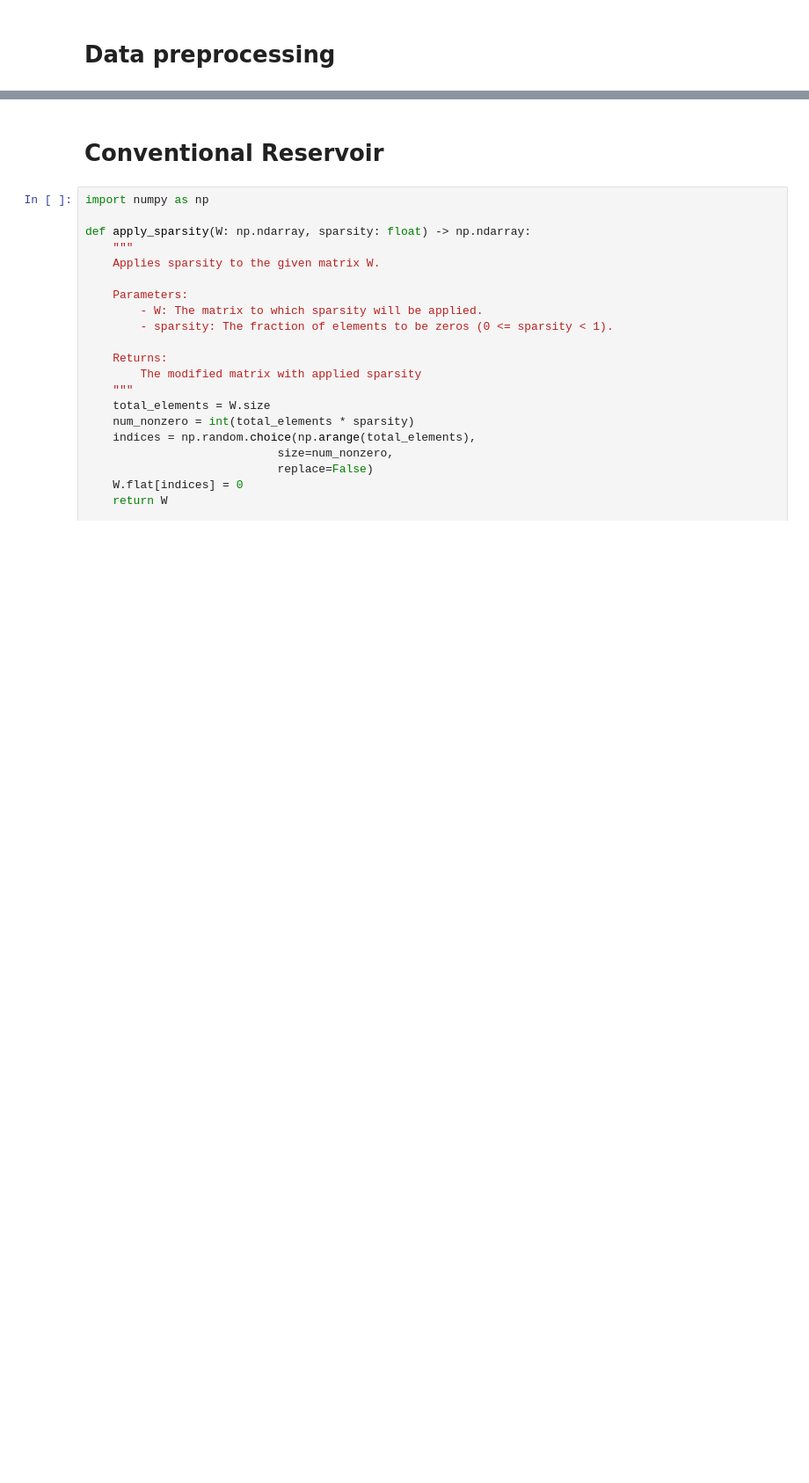
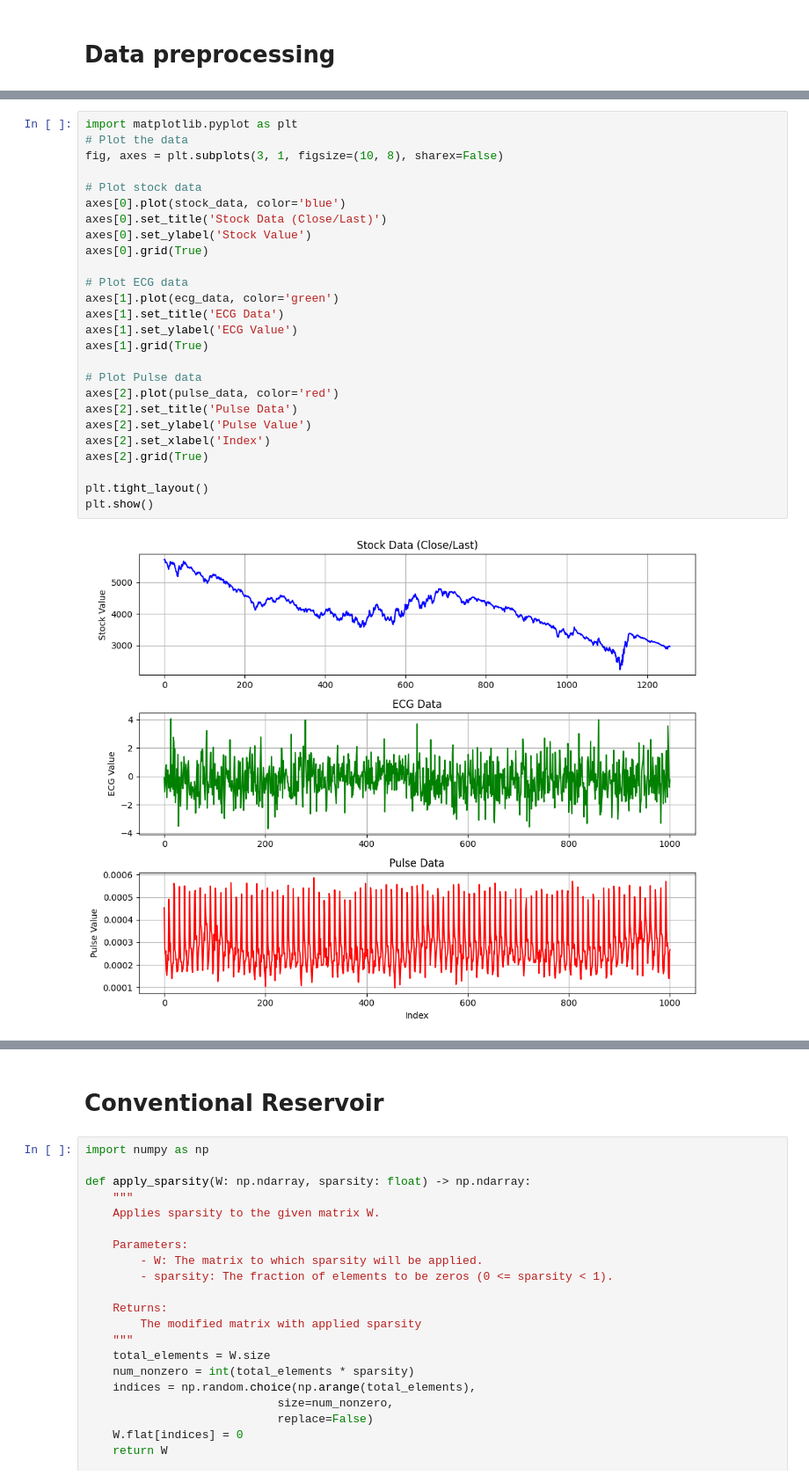
Before and after one commit to quandao21/reservoir-computing, a Jupyter notebook: examples/conventional-reservoir-computing/conventional-rc.ipynb, the cells around one changed output, grey strips where cells are left out. Shown at 88% size. Drawn from its saved outputs; the diff is of its cells as text; blank space fills up the shorter version.

```diff
--- a/examples/conventional-reservoir-computing/conventional-rc.ipynb
+++ b/examples/conventional-reservoir-computing/conventional-rc.ipynb
@@ -23,0 +14,28 @@ plt.show()
+# %%
+import matplotlib.pyplot as plt
+# Plot the data
+fig, axes = plt.subplots(3, 1, figsize=(10, 8), sharex=False)
+
+# Plot stock data
+axes[0].plot(stock_data, color='blue')
+axes[0].set_title('Stock Data (Close/Last)')
+axes[0].set_ylabel('Stock Value')
+axes[0].grid(True)
+
+# Plot ECG data
+axes[1].plot(ecg_data, color='green')
+axes[1].set_title('ECG Data')
+axes[1].set_ylabel('ECG Value')
+axes[1].grid(True)
+
+# Plot Pulse data
+axes[2].plot(pulse_data, color='red')
+axes[2].set_title('Pulse Data')
+axes[2].set_ylabel('Pulse Value')
+axes[2].set_xlabel('Index')
+axes[2].grid(True)
+
+plt.tight_layout()
+plt.show()
+# %% [output]
+[figure, added]
```
Also changed, not shown: parts of 13 cells of this notebook, 1 other file.
